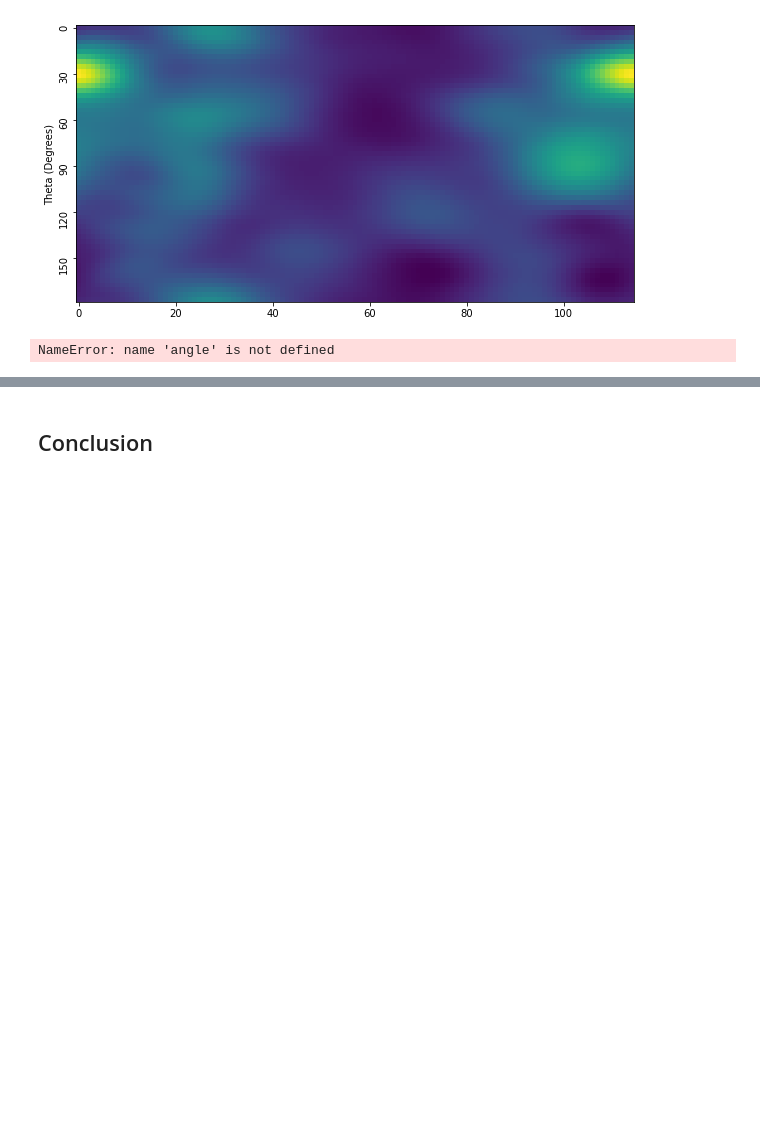
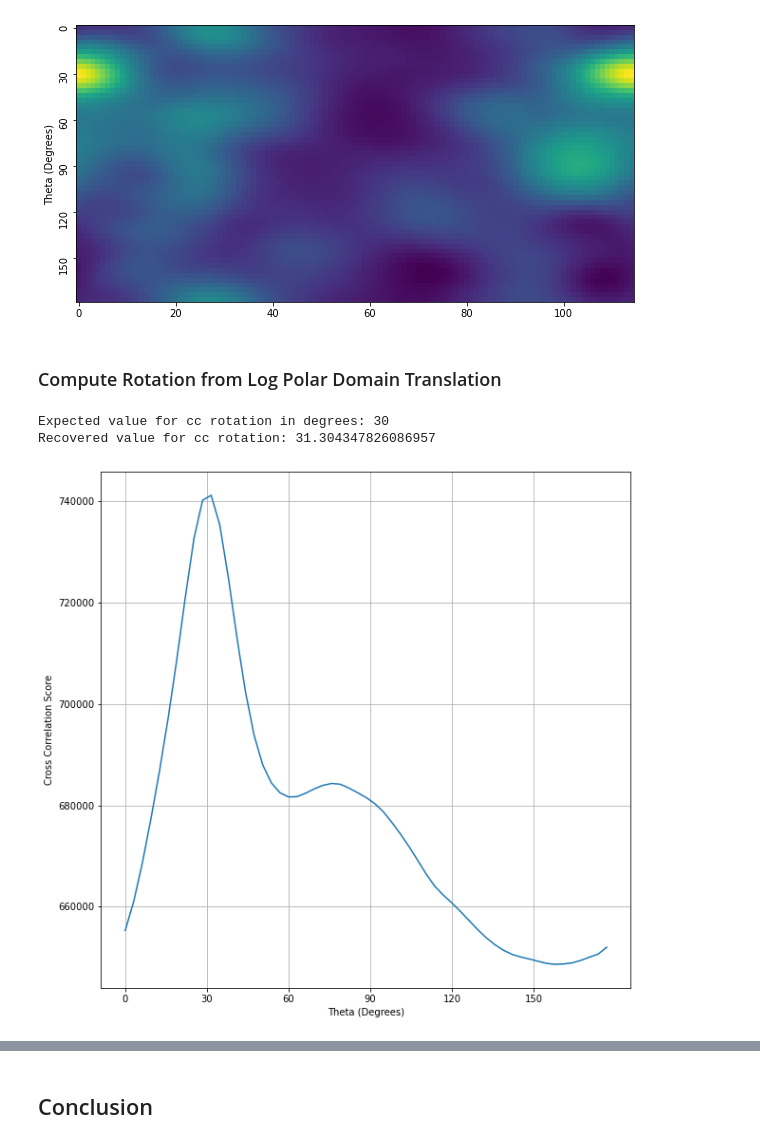
Before and after one commit to CGCooke/Blog, a Jupyter notebook: _notebooks/2020-12-22-The-Log-Polar-Transform-In-Practice.ipynb, the cells around one changed output, grey strips where cells are left out. Saved outputs shown, nothing was run; the diff lists cells and outputs as text; code cells hidden in the pictures; blank space fills up the shorter version.

```diff
--- a/_notebooks/2020-12-22-The-Log-Polar-Transform-In-Practice.ipynb
+++ b/_notebooks/2020-12-22-The-Log-Polar-Transform-In-Practice.ipynb
@@ -108,7 +132,7 @@ plt.show()
 # %%
 # work with shifted FFT magnitudes
-image1_fs = np.abs(fftshift(fft2(wimage_1)))
-image2_fs = np.abs(fftshift(fft2(wimage_2)))
+image1_fs = np.abs(np.fft.fftshift(np.fft.fft2(wimage_1)))
+image2_fs = np.abs(np.fft.fftshift(np.fft.fft2(wimage_2)))
 
 fig, axes = plt.subplots(1, 2)
 ax = axes.ravel()
@@ -160,14 +186,27 @@ plt.ylabel('Theta (Degrees)')
 plt.show()
 # %% [output]
 [figure]
+# %% [markdown]
+### Compute Rotation from Log Polar Domain Translation
 # %%
 # Use translation parameters to calculate rotation and scaling parameters
-recovered_angle = (360 / shape[0]) * shifts[0]
+recovered_angle_degrees = (360 / shape[0]) * shifts[0]
 
-print(f"Expected value for cc rotation in degrees: {angle}")
-print(f"Recovered value for cc rotation: {recovered_angle}")
+print(f"Expected value for cc rotation in degrees: {angle_degrees}")
+print(f"Recovered value for cc rotation: {recovered_angle_degrees}")
 
-plt.plot(cross_correlation[:,0].ravel()/np.min(cross_correlation[:,0].ravel()))
+plt.plot(cross_correlation[:,0].ravel())
+
+
+labels =  np.arange(0,180,30)
+x = labels/(180 / cross_correlation.shape[0])
+
+plt.xticks(x, labels)
+plt.xlabel('Theta (Degrees)')
+plt.ylabel('Cross Correlation Score')
+plt.grid()
 plt.show()
 # %% [output]
-NameError: name 'angle' is not defined
+Expected value for cc rotation in degrees: 30
+Recovered value for cc rotation: 31.304347826086957
+[figure, added]
```
Also changed, not shown: parts of 13 cells of this notebook.
